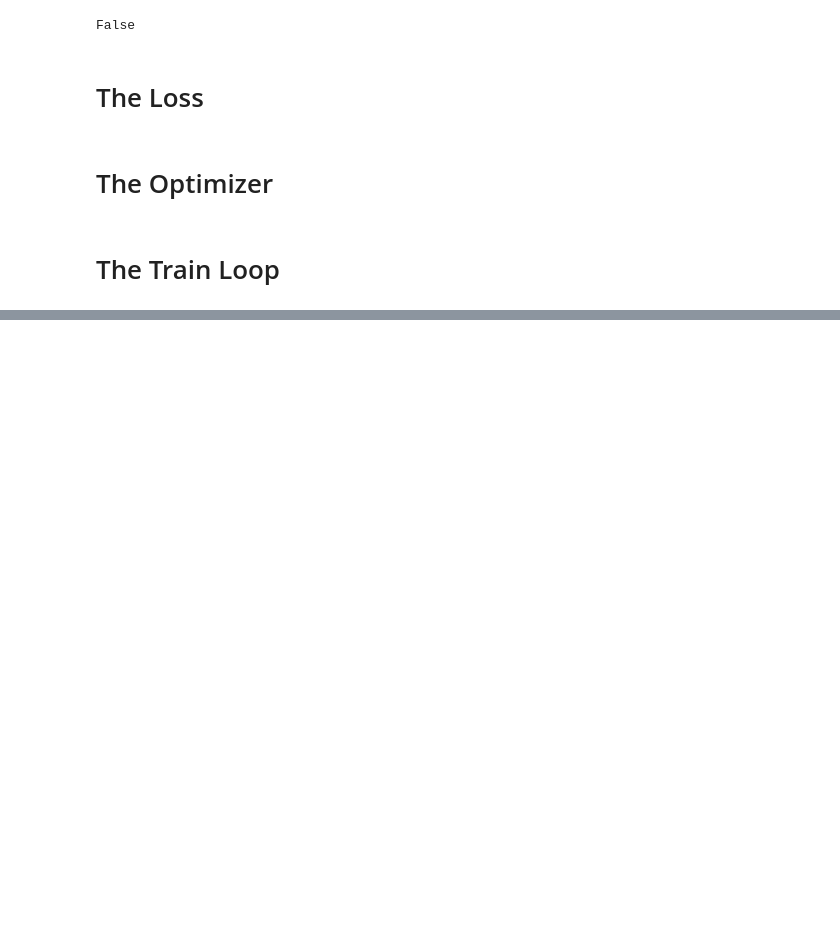
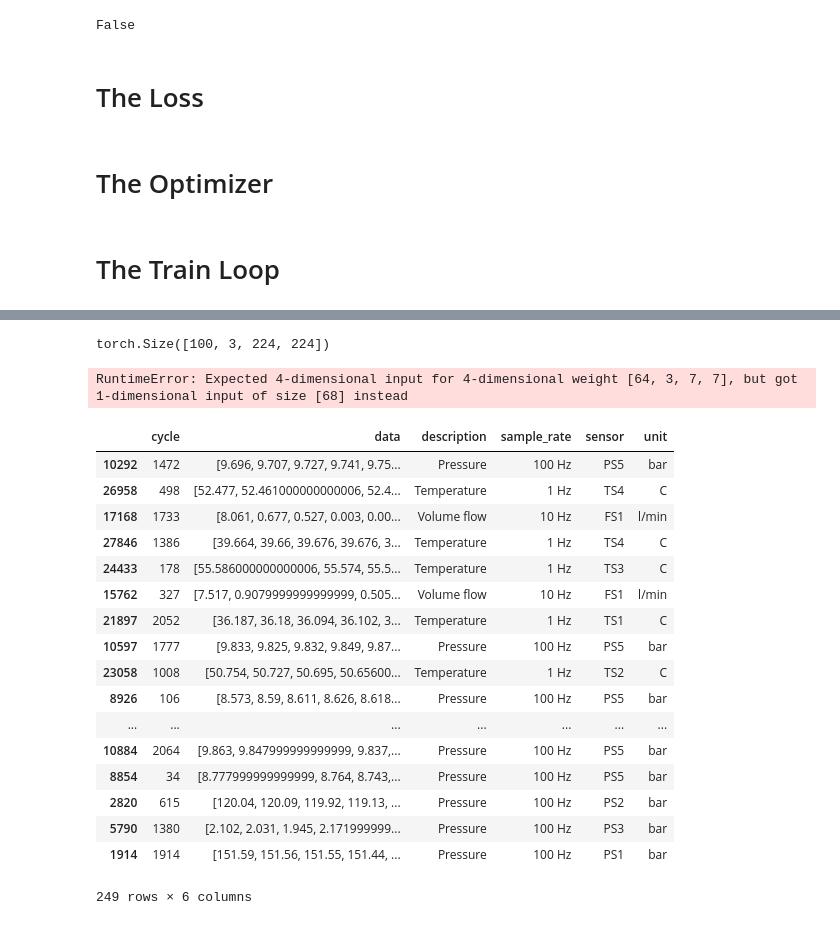
Before and after one commit to mttmac/glance, a Jupyter notebook: train_model.ipynb, the cells around one changed output, grey strips where cells are left out. Drawn from its saved outputs; the diff is of its cells as text; code cells hidden in the pictures; blank space fills up the shorter version.

```diff
--- a/train_model.ipynb
+++ b/train_model.ipynb
@@ -355,0 +427,29 @@ Epoch 1/2
+# %%
+X_test.shape
+# %% [output]
+torch.Size([100, 3, 224, 224])
+# %%
+y_test = model(y)
+# %% [output]
+RuntimeError: Expected 4-dimensional input for 4-dimensional weight [64, 3, 7, 7], but got 1-dimensional input of size [68] instead
+# %%
+data_val
+# %% [output]
+|  | cycle | data | description | sample_rate | sensor | unit |
+| 10292 | 1472 | [9.696, 9.707, 9.727, 9.741, 9.75... | Pressure | 100 Hz | PS5 | bar |
+| 26958 | 498 | [52.477, 52.461000000000006, 52.4... | Temperature | 1 Hz | TS4 | C |
+| 17168 | 1733 | [8.061, 0.677, 0.527, 0.003, 0.00... | Volume flow | 10 Hz | FS1 | l/min |
+| 27846 | 1386 | [39.664, 39.66, 39.676, 39.676, 3... | Temperature | 1 Hz | TS4 | C |
+| 24433 | 178 | [55.586000000000006, 55.574, 55.5... | Temperature | 1 Hz | TS3 | C |
+| 15762 | 327 | [7.517, 0.9079999999999999, 0.505... | Volume flow | 10 Hz | FS1 | l/min |
+| 21897 | 2052 | [36.187, 36.18, 36.094, 36.102, 3... | Temperature | 1 Hz | TS1 | C |
+| 10597 | 1777 | [9.833, 9.825, 9.832, 9.849, 9.87... | Pressure | 100 Hz | PS5 | bar |
+| 23058 | 1008 | [50.754, 50.727, 50.695, 50.65600... | Temperature | 1 Hz | TS2 | C |
+| 8926 | 106 | [8.573, 8.59, 8.611, 8.626, 8.618... | Pressure | 100 Hz | PS5 | bar |
+| ... | ... | ... | ... | ... | ... | ... |
+| 10884 | 2064 | [9.863, 9.847999999999999, 9.837,... | Pressure | 100 Hz | PS5 | bar |
+| 8854 | 34 | [8.777999999999999, 8.764, 8.743,... | Pressure | 100 Hz | PS5 | bar |
+| 2820 | 615 | [120.04, 120.09, 119.92, 119.13, ... | Pressure | 100 Hz | PS2 | bar |
+| 5790 | 1380 | [2.102, 2.031, 1.945, 2.171999999... | Pressure | 100 Hz | PS3 | bar |
+| 1914 | 1914 | [151.59, 151.56, 151.55, 151.44, ... | Pressure | 100 Hz | PS1 | bar |
+249 rows × 6 columns
```
Also changed, not shown: parts of 16 cells of this notebook, 2 other files.
